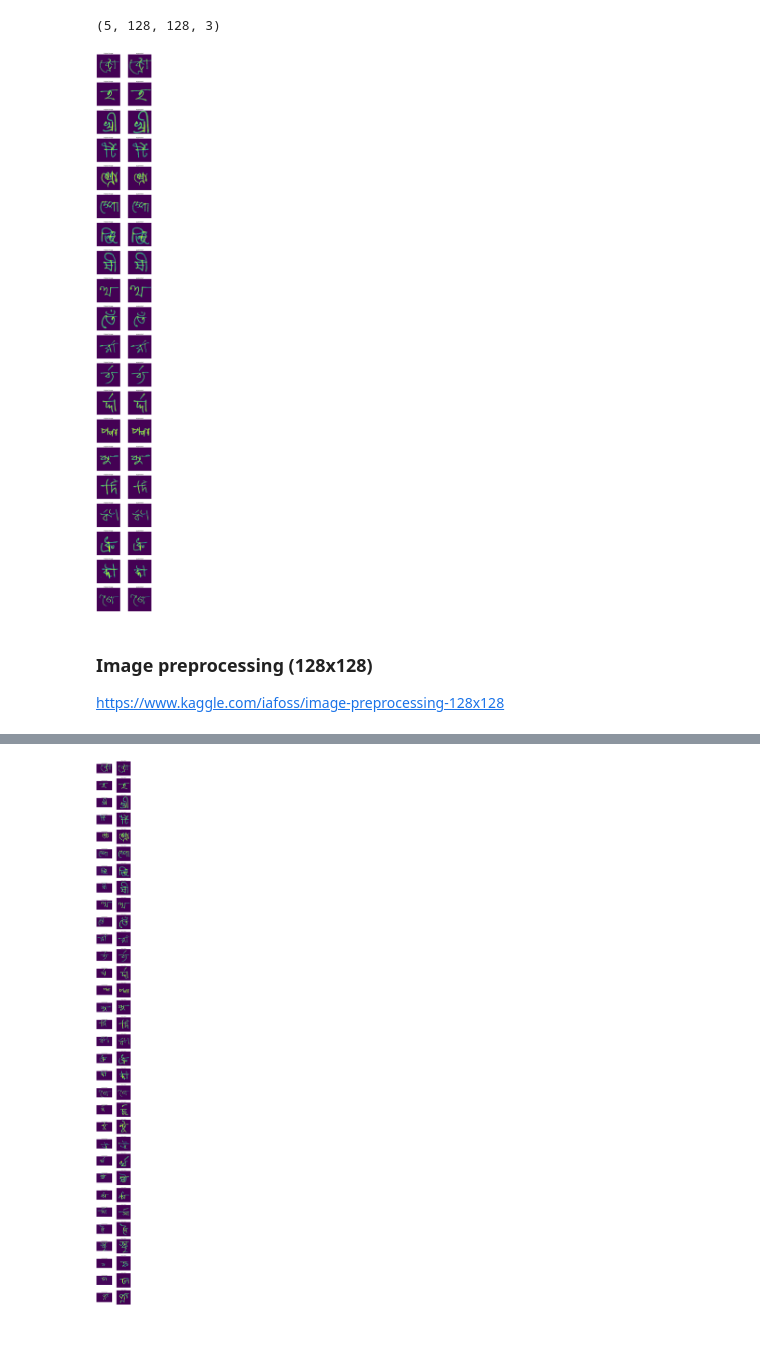
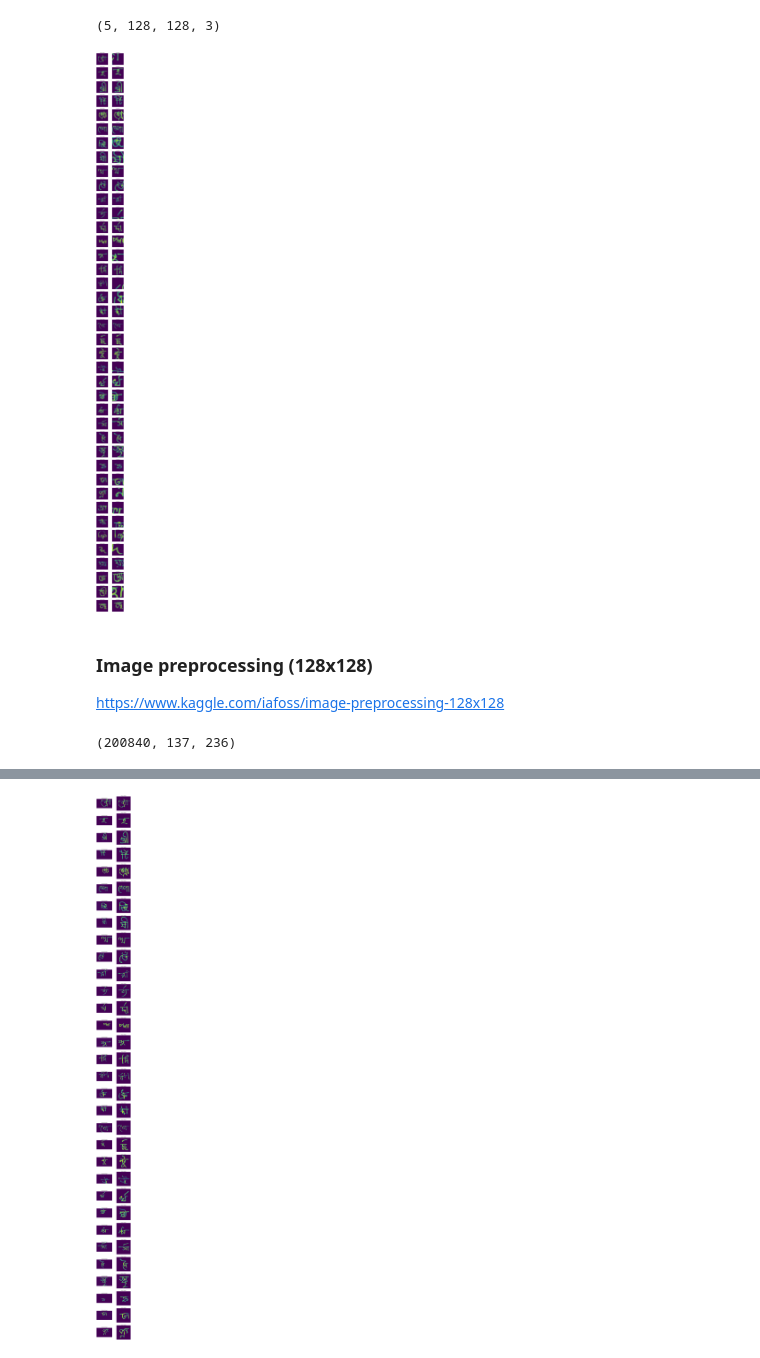
Before and after one commit to DaikiTanak/kaggle_bengaliai, a Jupyter notebook: notebooks/EDA.ipynb, the cells around one changed output, grey strips where cells are left out. Cells and saved outputs as stored; diff of their text form; code cells hidden in the pictures.

```diff
--- a/notebooks/EDA.ipynb
+++ b/notebooks/EDA.ipynb
@@ -149,8 +246,10 @@ display_image_from_data(train_parquet_files[0].sample(25))
 # %%
 transform_ = torchvision.transforms.Compose([torchvision.transforms.ToPILImage(mode=None),
 #                                                                                 torchvision.transforms.RandomRotation(degrees=10,),
-                                                                                 torchvision.transforms.RandomAffine(degrees=5, translate=(0.01, 0.01), scale=(0.8, 1.2), shear=None, resample=False, fillcolor=0),
+                                                                                 torchvision.transforms.RandomResizedCrop(size=(128,128), scale=(0.1, 1.0), ratio=(0.75, 1.3333333333333333), interpolation=2)
+#                                                                                  torchvision.transforms.RandomAffine(degrees=5, translate=(0.0, 0.0), scale=(0.4, 1.2), shear=None, resample=False, fillcolor=0),
 #                                                                                  torchvision.transforms.ToTensor(),
+
                                                                                 ])
 # %%
 cropped_imgs = np.asarray(pd.read_pickle("../data/cropped_imgs.pkl"))
@@ -161,26 +260,26 @@ np.tile(cropped_imgs[:5], (1, 1,1, 3)).shape
 # %%
 # img = transform_(cropped_imgs[0])
 # fig = plt.figure()
 # plt.imshow(img)
 # img[0].size()
 
-n_imgs = 20
+n_imgs = 40
 fig, axs = plt.subplots(n_imgs, 2, figsize=(10, 5*n_imgs))
 
 for idx in range(n_imgs):
     #somehow the original input is inverted
     img = cropped_imgs[idx]
     img0 = transform_(img)
 
     axs[idx,0].imshow(np.array(img)[:, :, 0])
     axs[idx,0].set_title('Original image')
     axs[idx,0].axis('off')
     axs[idx,1].imshow(np.array(img0))
     axs[idx,1].set_title('augmented')
     axs[idx,1].axis('off')
 plt.show()
 # %% [output]
-[figure, old version]
+[figure, new version]
 # %% [markdown]
 ### Image preprocessing (128x128)
 https://www.kaggle.com/iafoss/image-preprocessing-128x128
@@ -201,3 +300,8 @@ SIZE = 128
 # !pip install opencv-python
 # %%
 imgs, vowels, graphemes, consonants = load_pickle_images()
+# %%
+# imgs = np.asarray(imgs)[:,:,:,0]
+imgs.shape
+# %% [output]
+(200840, 137, 236)
```
Also changed, not shown: parts of 26 cells of this notebook, 45 other files.
